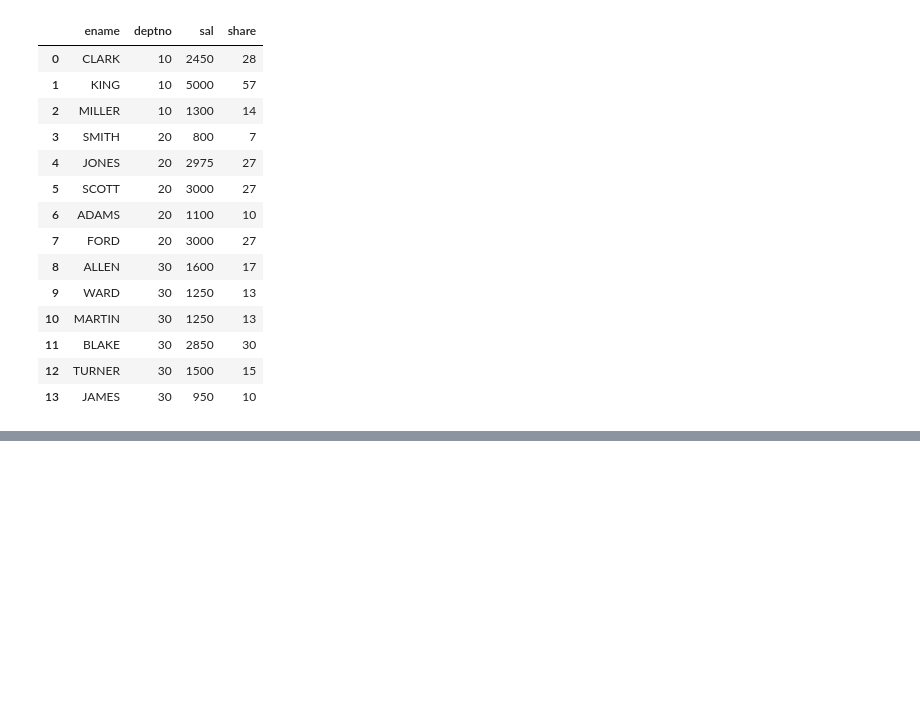
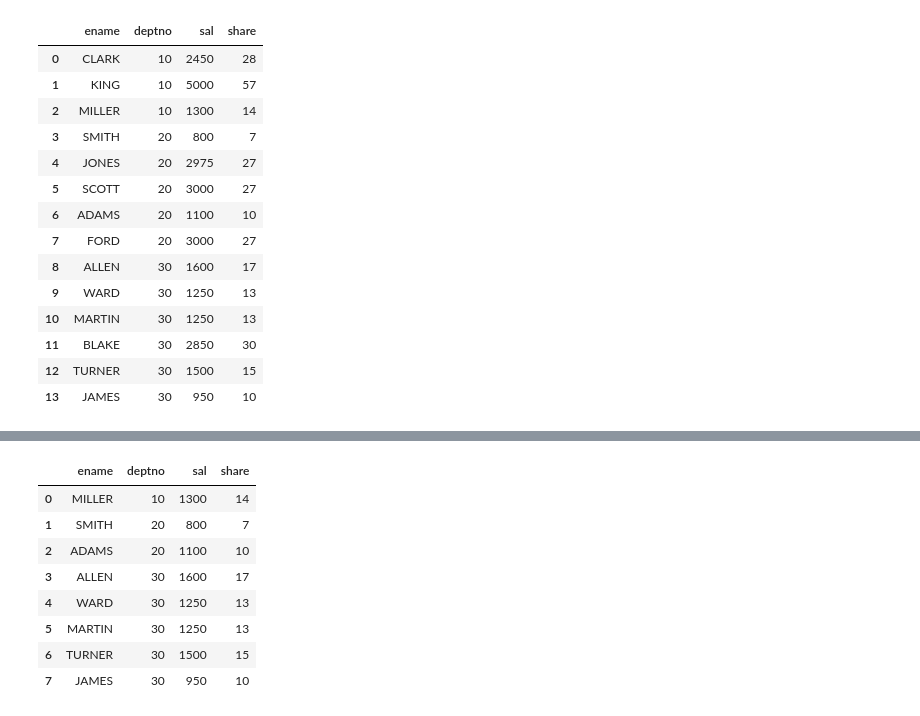
Before and after one commit to gbrs/sql_imitation_in_pandas, a Jupyter notebook: pandas_sql.ipynb, the cells around one changed output, grey strips where cells are left out. Saved outputs shown, nothing was run; the diff lists cells and outputs as text; code cells hidden in the pictures; blank space fills up the shorter version.

```diff
--- a/pandas_sql.ipynb
+++ b/pandas_sql.ipynb
@@ -825,0 +848,27 @@ sqldf(q)
+# %%
+'''Вывести для каждого сотрудника с з/п ниже 2000 долю его з/п в ФОТ отдела'''
+q = """
+WITH tmp AS (
+        SELECT
+            ename, deptno, sal,
+            100 * sal / SUM(sal) OVER (PARTITION BY deptno) share
+        FROM emp
+)
+
+SELECT
+    ename, deptno, sal, share
+FROM tmp
+WHERE sal < 2000
+"""
+sqldf(q)
+# нельзя просто where: оконки выполняются после select, а значит и where!
+# %% [output]
+|  | ename | deptno | sal | share |
+| 0 | MILLER | 10 | 1300 | 14 |
+| 1 | SMITH | 20 | 800 | 7 |
+| 2 | ADAMS | 20 | 1100 | 10 |
+| 3 | ALLEN | 30 | 1600 | 17 |
+| 4 | WARD | 30 | 1250 | 13 |
+| 5 | MARTIN | 30 | 1250 | 13 |
+| 6 | TURNER | 30 | 1500 | 15 |
+| 7 | JAMES | 30 | 950 | 10 |
```
Also changed, not shown: parts of 2 cells of this notebook.
